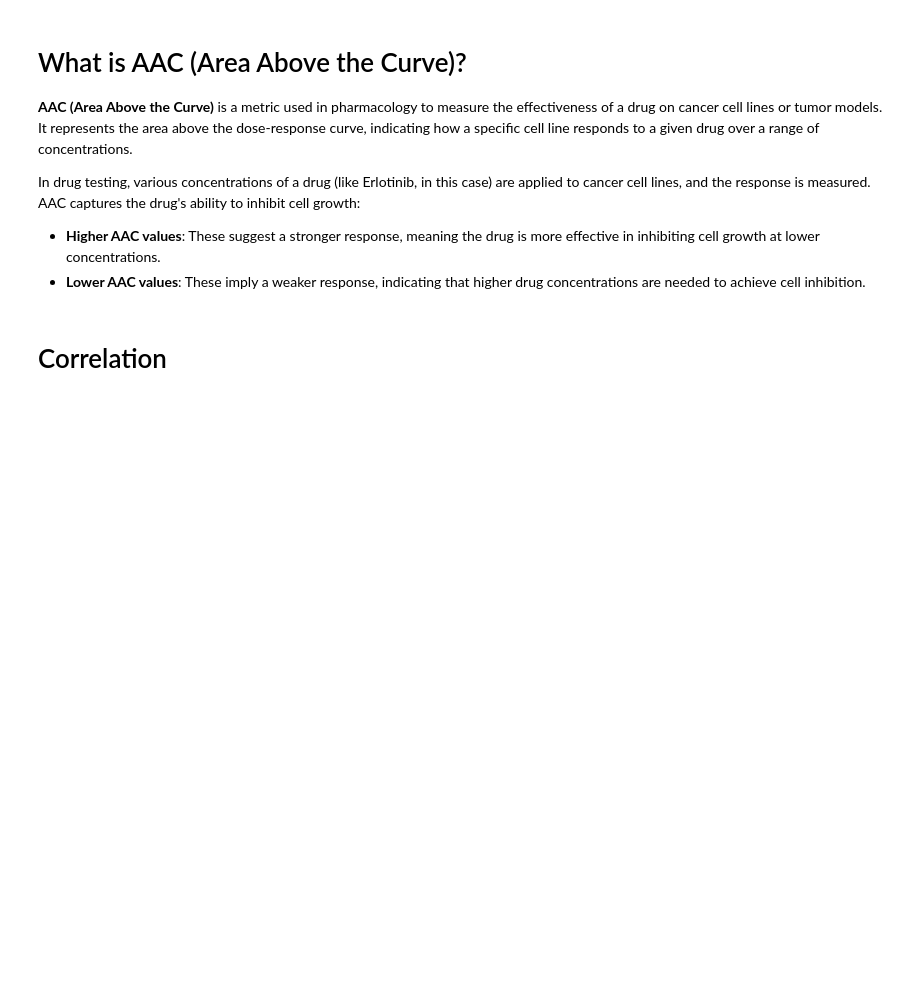
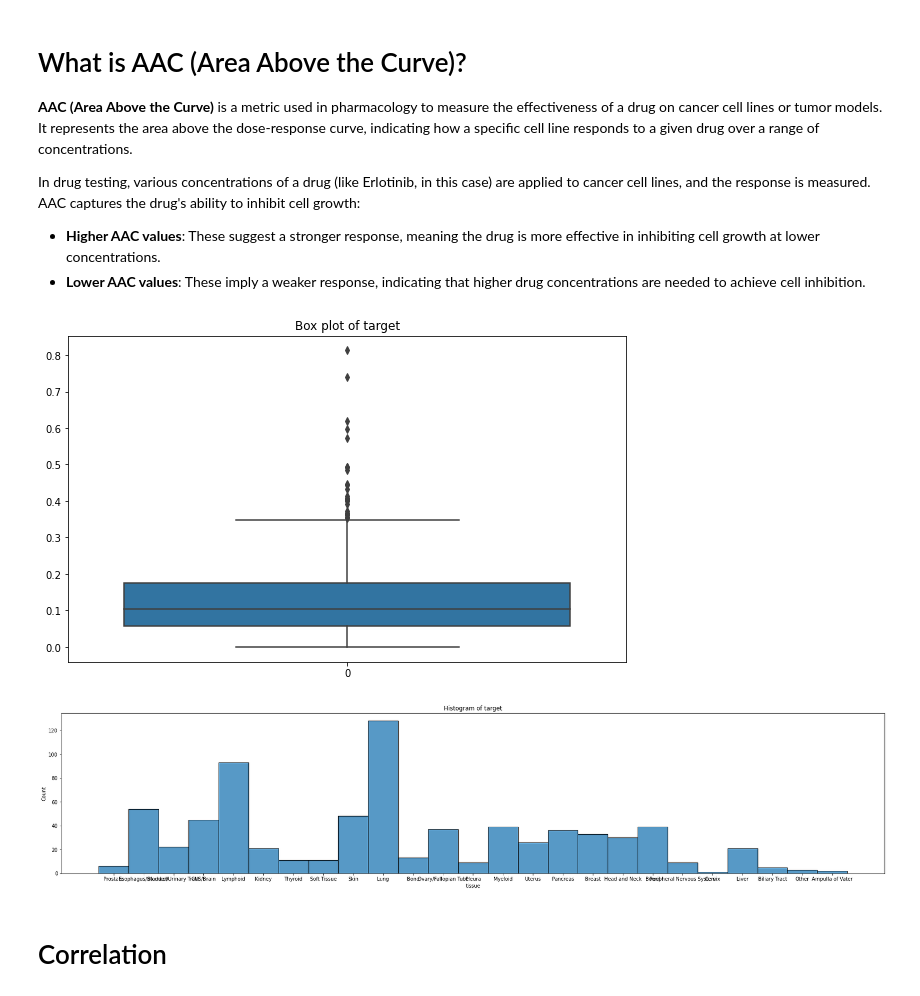
Before and after one commit to oskarboesch/ml-project-2-lol-ml, a Jupyter notebook: src/notebooks/data_exploration.ipynb, the cells around one changed output. Drawn from its saved outputs; the diff is of its cells as text; code cells hidden in the pictures; blank space fills up the shorter version.

Commit message:
data_exploration update

```diff
--- a/src/notebooks/data_exploration.ipynb
+++ b/src/notebooks/data_exploration.ipynb
@@ -111,6 +115,20 @@ In drug testing, various concentrations of a drug (like Erlotinib, in this case)
 
 - **Higher AAC values**: These suggest a stronger response, meaning the drug is more effective in inhibiting cell growth at lower concentrations.
 - **Lower AAC values**: These imply a weaker response, indicating that higher drug concentrations are needed to achieve cell inhibition.
+# %%
+# Plot first column of target as box plot
+plt.figure(figsize=(10, 6))
+sns.boxplot(data=data_train_targets.iloc[:, 1])
+plt.title('Box plot of target')
+plt.show()
+# Plot second column as histogram
+plt.figure(figsize=(30, 6))
+sns.histplot(data_train_targets.iloc[:, 2], bins=30)
+plt.title('Histogram of target')
+plt.show()
+# %% [output]
+[figure, added]
+[figure, added]
 # %% [markdown]
 # Correlation
 # %%
```
Also changed, not shown: parts of 3 cells of this notebook, 1 other file.
